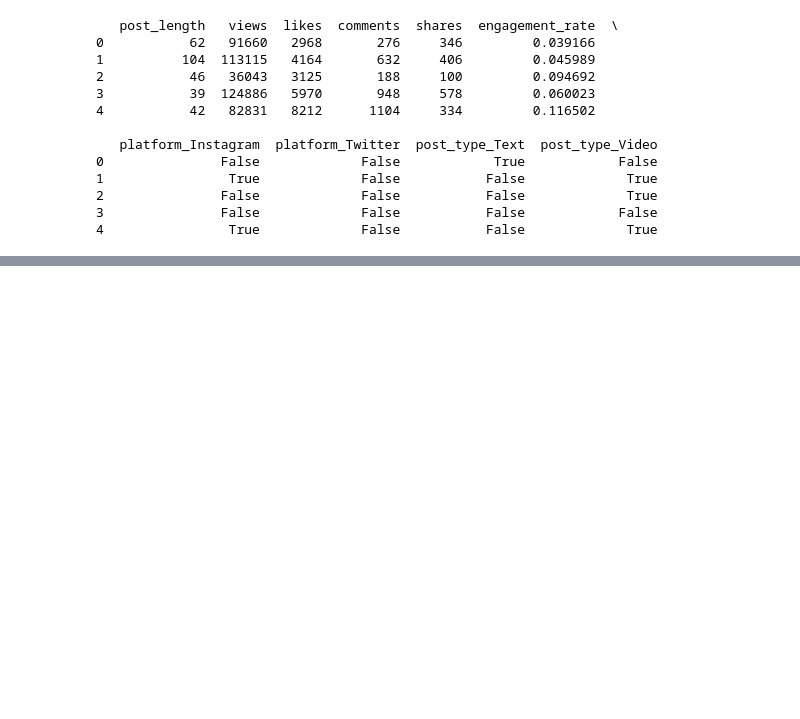
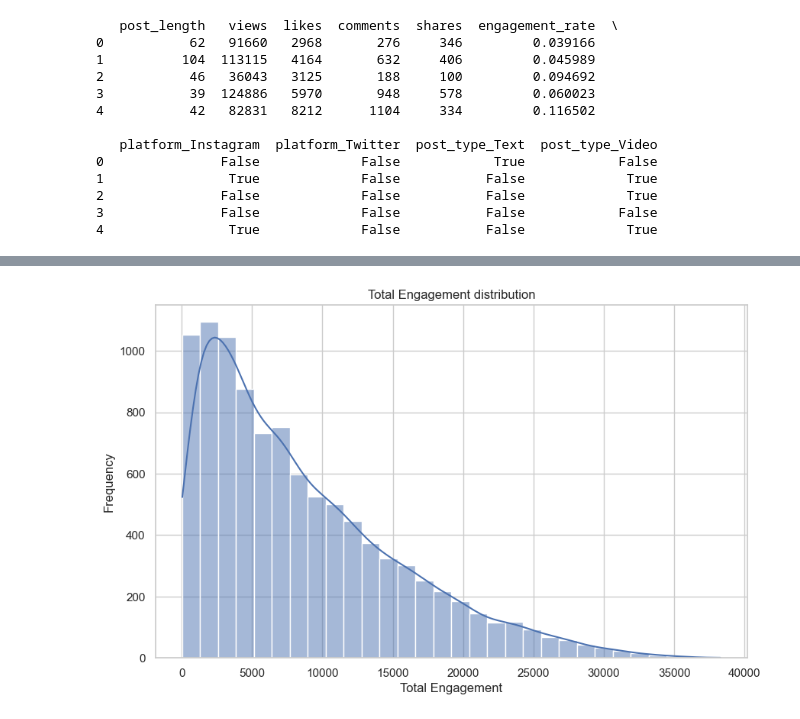
Before and after one commit to TharushiMaduhansi/21020592_Assignment_SocialMediaAnalytics, a Jupyter notebook: analysis.ipynb, the cells around one changed output, grey strips where cells are left out. Cells and saved outputs as stored; diff of their text form; code cells hidden in the pictures; blank space fills up the shorter version.

```diff
--- a/analysis.ipynb
+++ b/analysis.ipynb
@@ -83,3 +77,7 @@ print(df_encoded.head())
 2               False             False           False             True
 3               False             False           False            False
 4                True             False           False             True
+# %%
+#summary statistics for numeric columns
+df["Total_Engagement"] = df["likes"] + df["comments"] + df["shares"]
+print(df[['likes', 'comments', 'shares', 'Total_Engagement']].describe())
@@ -85,0 +94,10 @@ print(df_encoded.head())
+# %%
+#total engagement distribution
+plt.figure(figsize=(10, 6))
+sns.histplot(df['Total_Engagement'], bins=30, kde=True)
+plt.title('Total Engagement distribution')
+plt.xlabel('Total Engagement')
+plt.ylabel('Frequency')
+plt.show()
+# %% [output]
+[figure, added]
```
Also changed, not shown: parts of 7 cells of this notebook.
